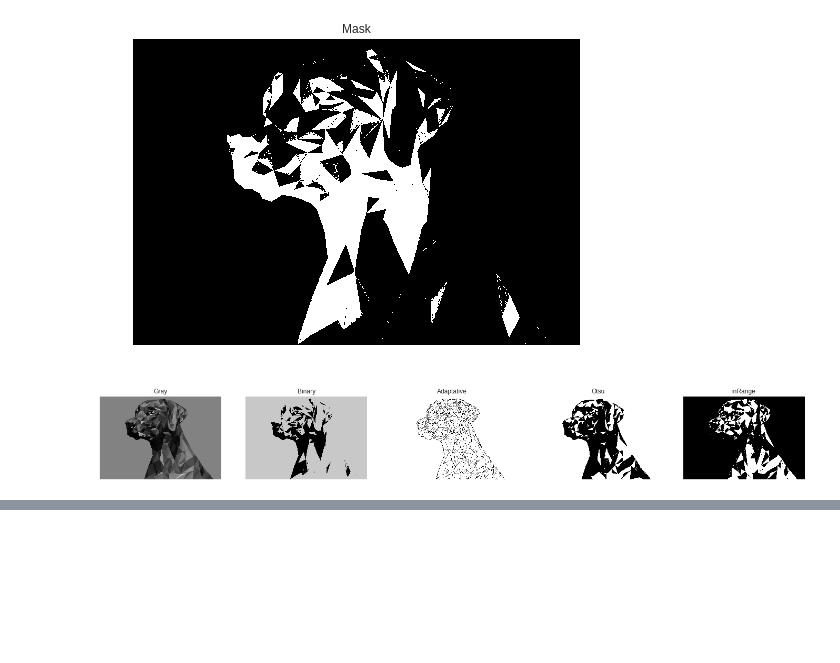
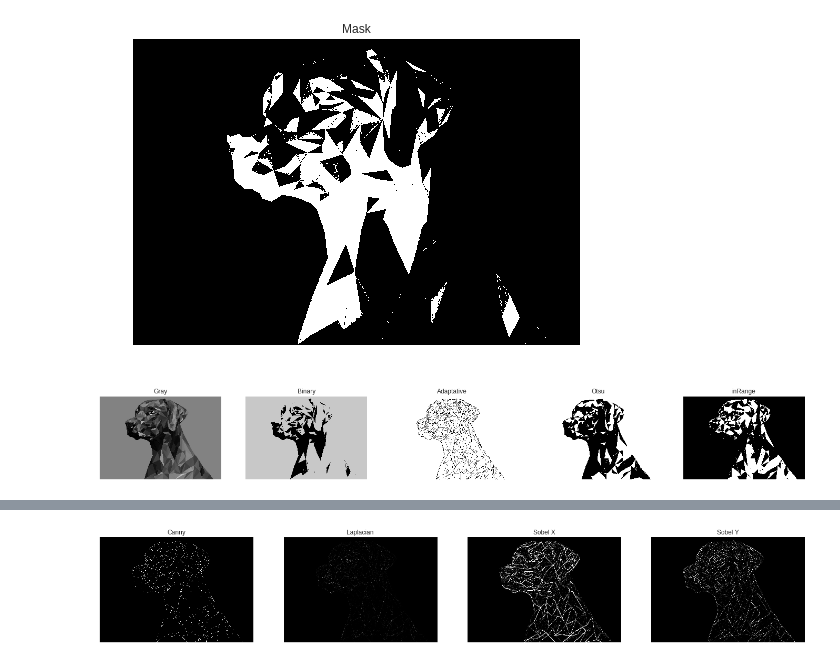
Before and after one commit to JaledMC/Learning-Artificial-Vision, a Jupyter notebook: Image_thresholding.ipynb, the cells around one changed output, grey strips where cells are left out. Cells and saved outputs as stored; diff of their text form; code cells hidden in the pictures; blank space fills up the shorter version.

```diff
--- a/Image_thresholding.ipynb
+++ b/Image_thresholding.ipynb
@@ -122,0 +127,22 @@ for ax in axes:
+# %%
+edges = cv2.Canny(image_gray, 100, 200) # src, 1st threshold, 2nd threshold
+laplacian = cv2.Laplacian(image_gray, cv2.CV_64F) # src, output type (for positive and negative transitions, more than 8b)
+sobelx = cv2.Sobel(image_gray, cv2.CV_64F, 0, 1, ksize=5)  # src,output type, scaling factor, delta factor, kernel size
+sobely = cv2.Sobel(image_gray, cv2.CV_64F, 1, 1,ksize=5)  # src,output type, scaling factor, delta factor, kernel size
+# %%
+# imshow can only reproduce jpg. cmaping is needed for good visialization in other formats
+fig, axes = plt.subplots(1, 4, figsize=(24, 16))
+axes[0].imshow(edges, cmap='gray', vmin=0, vmax=255)
+axes[0].set_title('Canny')
+axes[1].imshow(laplacian, cmap='gray', vmin=0, vmax=255)
+axes[1].set_title('Laplacian')
+axes[2].imshow(sobelx, cmap='gray', vmin=0, vmax=255)
+axes[2].set_title('Sobel X')
+axes[3].imshow(sobely, cmap='gray', vmin=0, vmax=255)
+axes[3].set_title('Sobel Y')
+
+for ax in axes:
+    ax.set_xticks([])
+    ax.set_yticks([])
+# %% [output]
+[figure, added]
```
Also changed, not shown: parts of 1 cell of this notebook.
